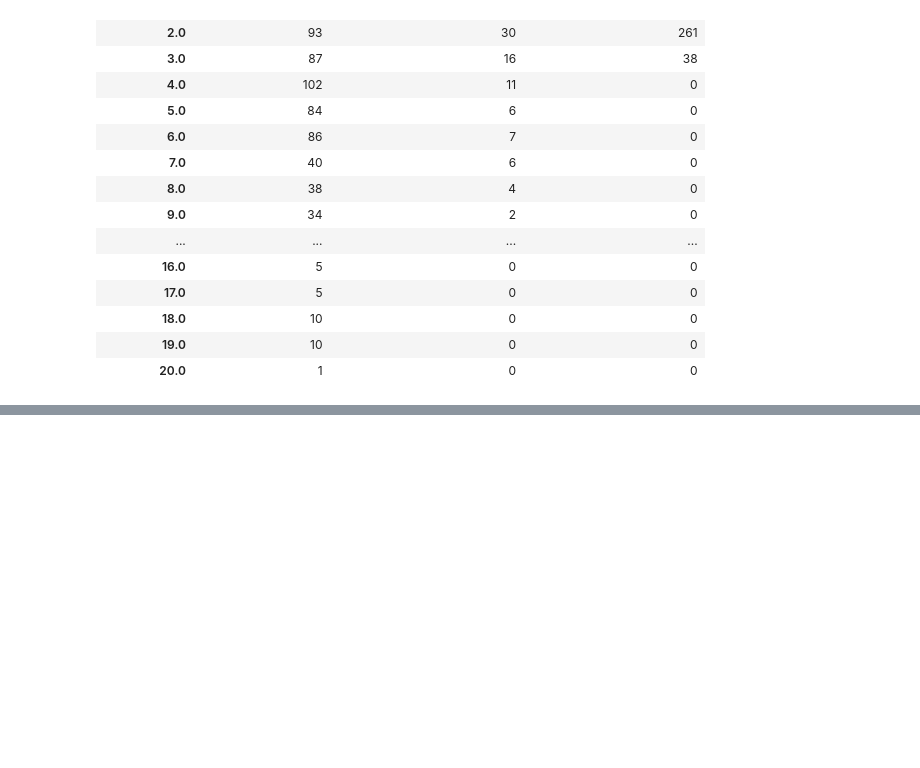
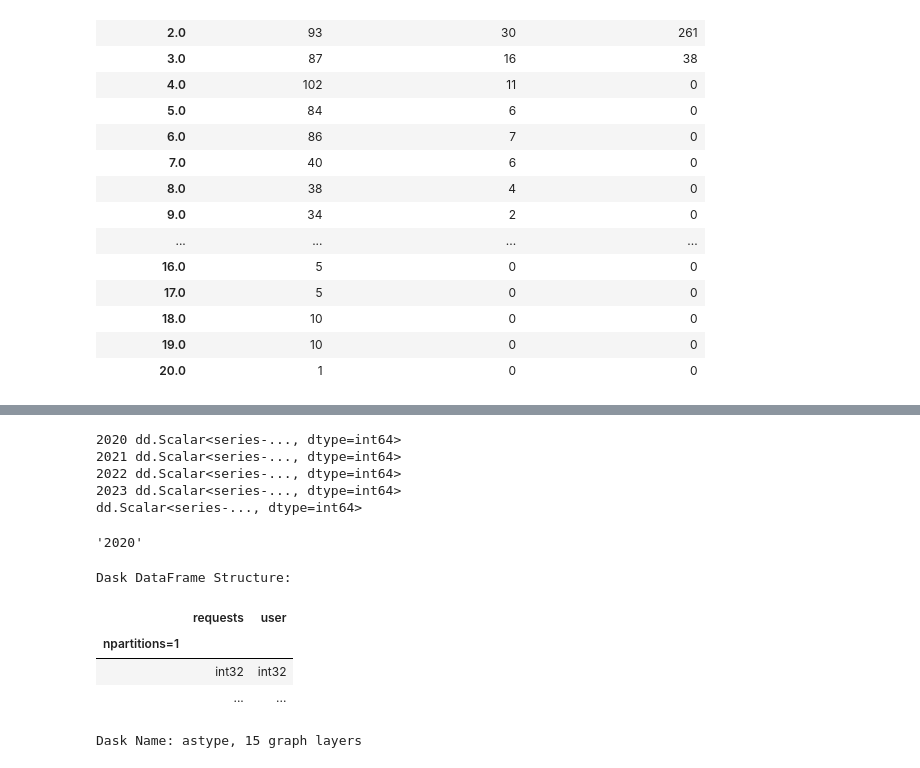
Before and after one commit to mamedovramil/Geoservice-data-analysis, a Jupyter notebook: 2gis.ipynb, the cells around one changed output, grey strips where cells are left out. Cells and saved outputs as stored; diff of their text form; code cells hidden in the pictures; blank space fills up the shorter version.

```diff
--- a/2gis.ipynb
+++ b/2gis.ipynb
@@ -1099,0 +1204,14 @@ novosib_optimized_final.to_excel('novosib_optimized_final.xlsx')
+# %%
+x = make_base_counted_file(
+"D:\файлы_2гис_2023\Калининград\Калининград_2020_975659.csv",
+"D:\файлы_2гис_2023\Калининград\Калининград_2021_975670.csv",
+"D:\файлы_2гис_2023\Калининград\Калининград_2022_975672.csv",
+"D:\файлы_2гис_2023\Калининград\Калининград_2023_975679.csv",
+
+)
+# %% [output]
+2020 dd.Scalar<series-..., dtype=int64>
+2021 dd.Scalar<series-..., dtype=int64>
+2022 dd.Scalar<series-..., dtype=int64>
+2023 dd.Scalar<series-..., dtype=int64>
+dd.Scalar<series-..., dtype=int64>
@@ -1099,0 +1226,13 @@ novosib_optimized_final.to_excel('novosib_optimized_final.xlsx')
+# %%
+"D:\файлы_2гис_2023\Калининград\Калининград_2020_975659.csv".split('_')[-2]
+# %% [output]
+'2020'
+# %%
+df_counted
+# %% [output]
+Dask DataFrame Structure:
+|  | requests | user |
+| npartitions=1 |  |  |
+|  | int32 | int32 |
+|  | ... | ... |
+Dask Name: astype, 15 graph layers
```
Also changed, not shown: parts of 20 cells of this notebook.
